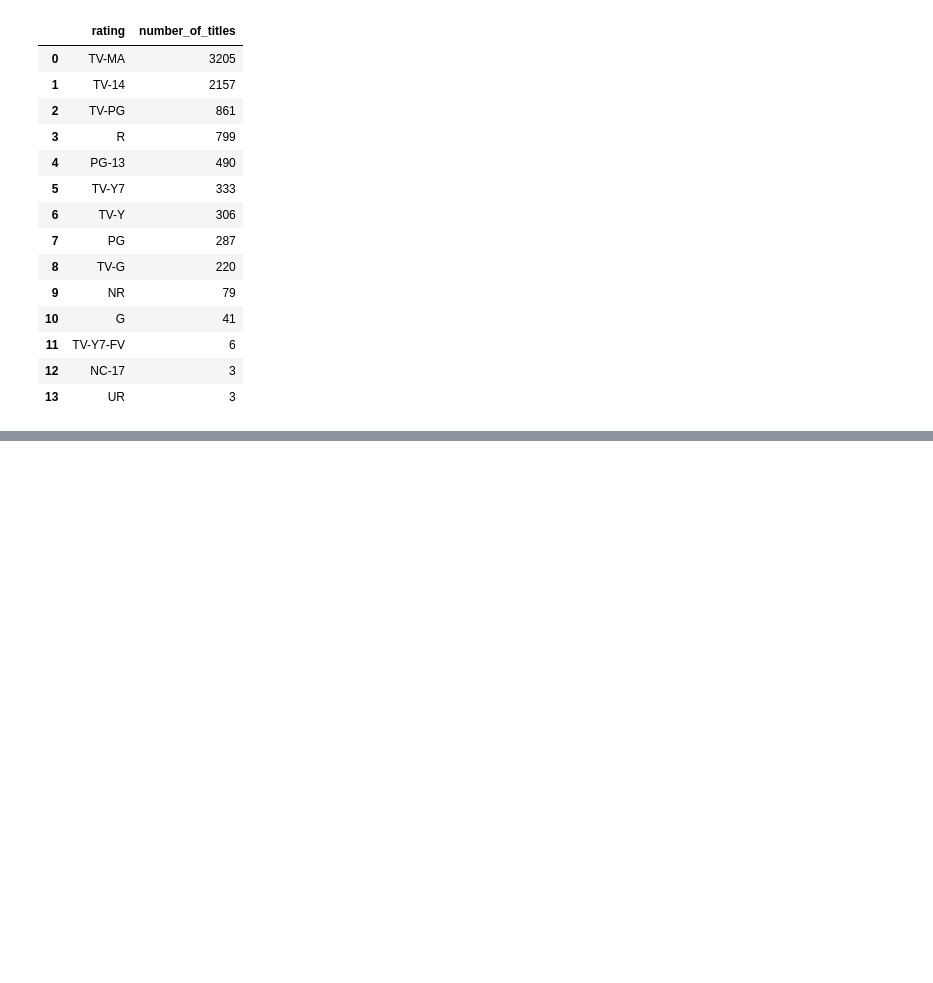
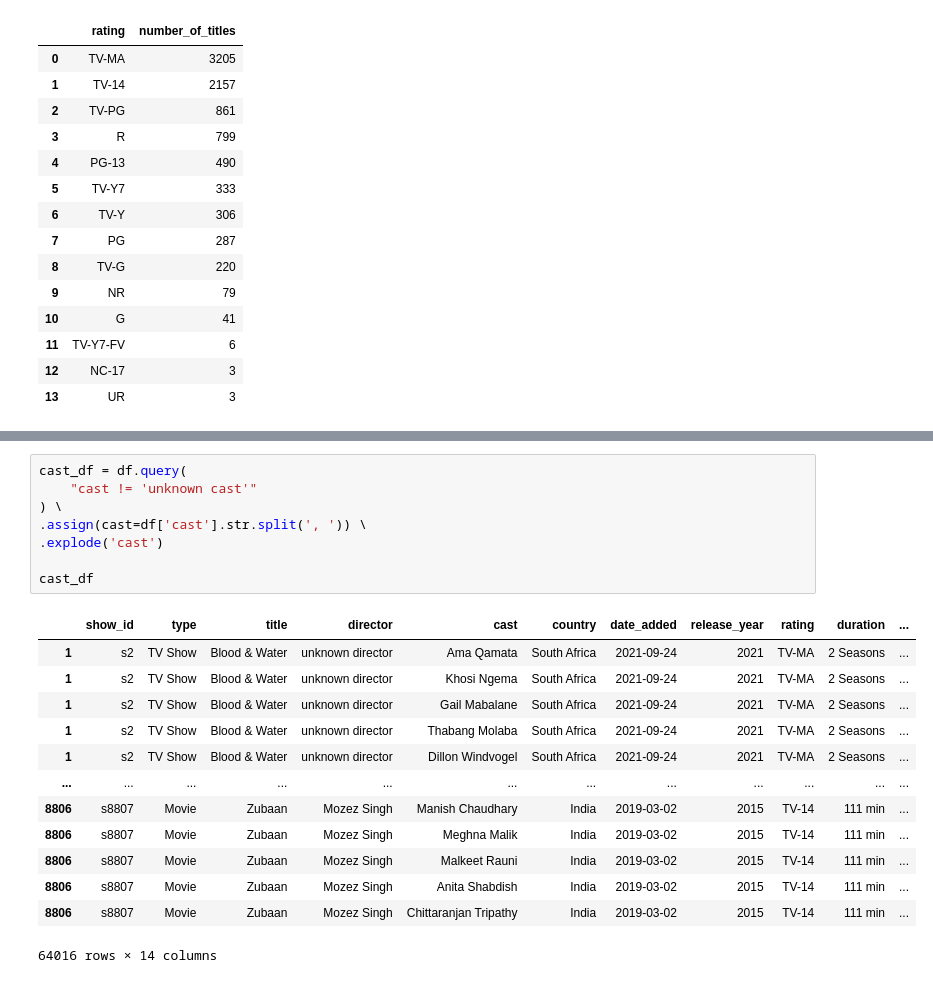
Before and after one commit to AlexMlotok/netflix_data_analsis, a Jupyter notebook: netflix_data_analysis.ipynb, the cells around one changed output, grey strips where cells are left out. Saved outputs shown, nothing was run; the diff lists cells and outputs as text; blank space fills up the shorter version.

```diff
--- a/netflix_data_analysis.ipynb
+++ b/netflix_data_analysis.ipynb
@@ -325,0 +450,22 @@ rating_df
+# %%
+cast_df = df.query(
+    "cast != 'unknown cast'"
+) \
+.assign(cast=df['cast'].str.split(', ')) \
+.explode('cast')
+
+cast_df
+# %% [output]
+|  | show_id | type | title | director | cast | country | date_added | release_year | rating | duration | ... |
+| 1 | s2 | TV Show | Blood & Water | unknown director | Ama Qamata | South Africa | 2021-09-24 | 2021 | TV-MA | 2 Seasons | ... |
+| 1 | s2 | TV Show | Blood & Water | unknown director | Khosi Ngema | South Africa | 2021-09-24 | 2021 | TV-MA | 2 Seasons | ... |
+| 1 | s2 | TV Show | Blood & Water | unknown director | Gail Mabalane | South Africa | 2021-09-24 | 2021 | TV-MA | 2 Seasons | ... |
+| 1 | s2 | TV Show | Blood & Water | unknown director | Thabang Molaba | South Africa | 2021-09-24 | 2021 | TV-MA | 2 Seasons | ... |
+| 1 | s2 | TV Show | Blood & Water | unknown director | Dillon Windvogel | South Africa | 2021-09-24 | 2021 | TV-MA | 2 Seasons | ... |
+| ... | ... | ... | ... | ... | ... | ... | ... | ... | ... | ... | ... |
+| 8806 | s8807 | Movie | Zubaan | Mozez Singh | Manish Chaudhary | India | 2019-03-02 | 2015 | TV-14 | 111 min | ... |
+| 8806 | s8807 | Movie | Zubaan | Mozez Singh | Meghna Malik | India | 2019-03-02 | 2015 | TV-14 | 111 min | ... |
+| 8806 | s8807 | Movie | Zubaan | Mozez Singh | Malkeet Rauni | India | 2019-03-02 | 2015 | TV-14 | 111 min | ... |
+| 8806 | s8807 | Movie | Zubaan | Mozez Singh | Anita Shabdish | India | 2019-03-02 | 2015 | TV-14 | 111 min | ... |
+| 8806 | s8807 | Movie | Zubaan | Mozez Singh | Chittaranjan Tripathy | India | 2019-03-02 | 2015 | TV-14 | 111 min | ... |
+64016 rows × 14 columns
```
Also changed, not shown: parts of 8 cells of this notebook.
